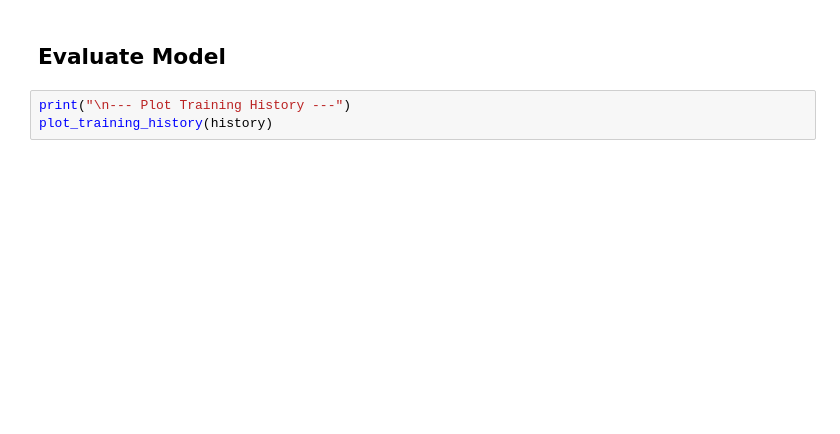
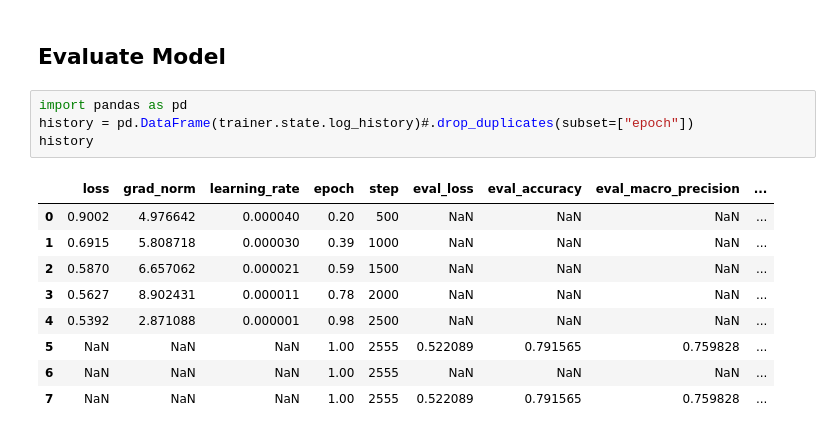
Before and after one commit to jiajinz/NLP_Project, a Jupyter notebook: experiments/distilbert_model_experiment.ipynb, the cells around one changed output. Saved outputs shown, nothing was run; the diff lists cells and outputs as text; blank space fills up the shorter version.

```diff
--- a/experiments/distilbert_model_experiment.ipynb
+++ b/experiments/distilbert_model_experiment.ipynb
@@ -159,5 +164,16 @@ Epoch 1/3
 # %% [markdown]
 ## Evaluate Model
-# %%
-print("\n--- Plot Training History ---")
-plot_training_history(history)
+# %%
+import pandas as pd
+history = pd.DataFrame(trainer.state.log_history)#.drop_duplicates(subset=["epoch"])
+history
+# %% [output]
+|  | loss | grad_norm | learning_rate | epoch | step | eval_loss | eval_accuracy | eval_macro_precision | ... |
+| 0 | 0.9002 | 4.976642 | 0.000040 | 0.20 | 500 | NaN | NaN | NaN | ... |
+| 1 | 0.6915 | 5.808718 | 0.000030 | 0.39 | 1000 | NaN | NaN | NaN | ... |
+| 2 | 0.5870 | 6.657062 | 0.000021 | 0.59 | 1500 | NaN | NaN | NaN | ... |
+| 3 | 0.5627 | 8.902431 | 0.000011 | 0.78 | 2000 | NaN | NaN | NaN | ... |
+| 4 | 0.5392 | 2.871088 | 0.000001 | 0.98 | 2500 | NaN | NaN | NaN | ... |
+| 5 | NaN | NaN | NaN | 1.00 | 2555 | 0.522089 | 0.791565 | 0.759828 | ... |
+| 6 | NaN | NaN | NaN | 1.00 | 2555 | NaN | NaN | NaN | ... |
+| 7 | NaN | NaN | NaN | 1.00 | 2555 | 0.522089 | 0.791565 | 0.759828 | ... |
```
Also changed, not shown: parts of 13 cells of this notebook, 3 other files.
